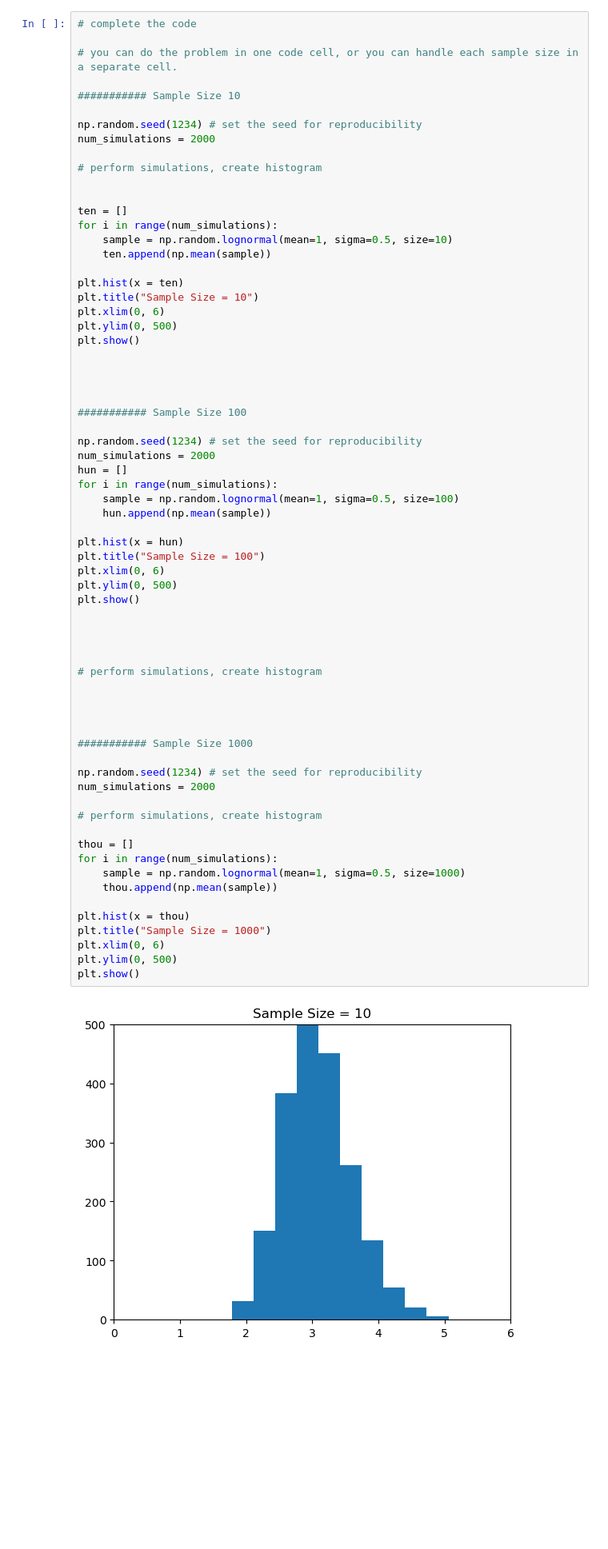
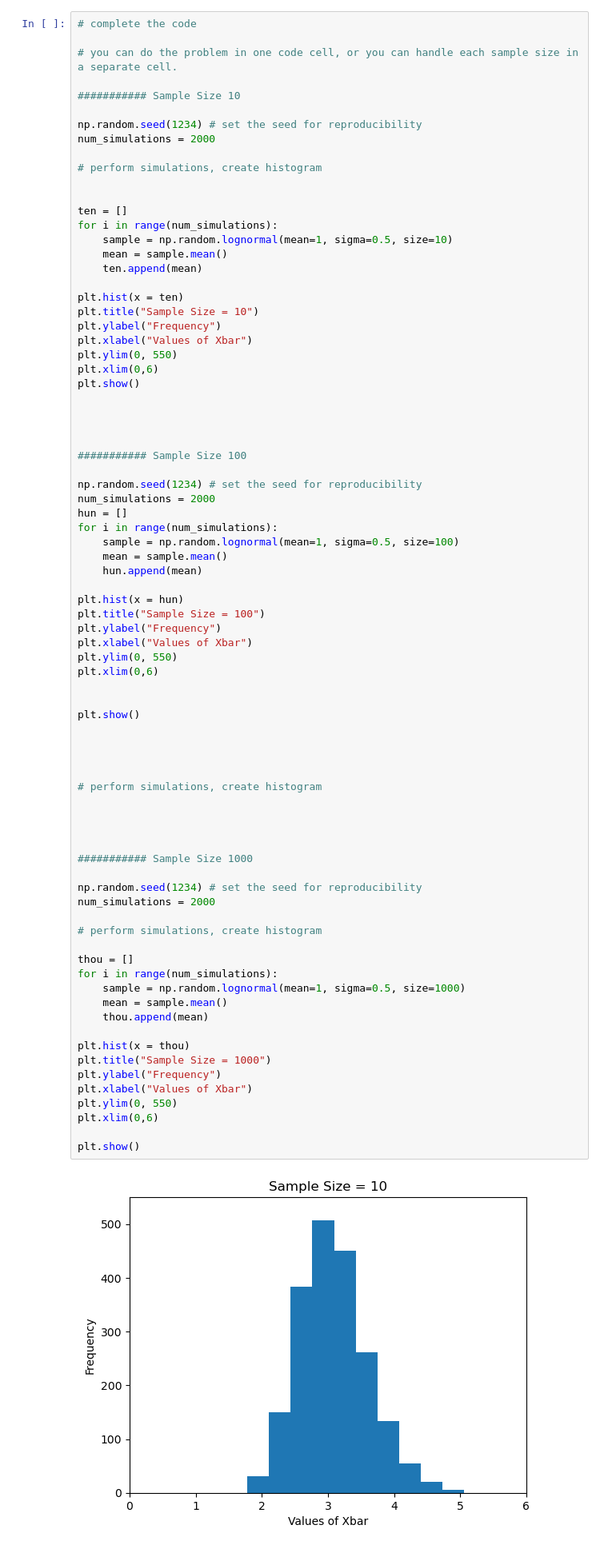
Before and after one commit to Victoria-Yan/datasci151spring2026, a Jupyter notebook: _assignments/assignment_5/Assignment5 copy.ipynb, the cells around one changed output. Shown at 80% size. Saved outputs shown, nothing was run; the diff lists cells and outputs as text; blank space fills up the shorter version.

```diff
--- a/_assignments/assignment_5/Assignment5 copy.ipynb
+++ b/_assignments/assignment_5/Assignment5 copy.ipynb
@@ -63,12 +63,15 @@ num_simulations = 2000
 ten = []
 for i in range(num_simulations):
     sample = np.random.lognormal(mean=1, sigma=0.5, size=10)
-    ten.append(np.mean(sample))
+    mean = sample.mean()
+    ten.append(mean)
 
 plt.hist(x = ten)
 plt.title("Sample Size = 10")
-plt.xlim(0, 6)
-plt.ylim(0, 500)
+plt.ylabel("Frequency")
+plt.xlabel("Values of Xbar")
+plt.ylim(0, 550)
+plt.xlim(0,6)
 plt.show()
 
 
@@ -81,38 +84,47 @@ num_simulations = 2000
 hun = []
 for i in range(num_simulations):
     sample = np.random.lognormal(mean=1, sigma=0.5, size=100)
-    hun.append(np.mean(sample))
+    mean = sample.mean()
+    hun.append(mean)
 
 plt.hist(x = hun)
 plt.title("Sample Size = 100")
-plt.xlim(0, 6)
-plt.ylim(0, 500)
+plt.ylabel("Frequency")
+plt.xlabel("Values of Xbar")
+plt.ylim(0, 550)
+plt.xlim(0,6)
+
+
 plt.show()
 
 
 
 
 # perform simulations, create histogram
 
 
 
 
 ########### Sample Size 1000
 
 np.random.seed(1234) # set the seed for reproducibility
 num_simulations = 2000
 
 # perform simulations, create histogram
 
 thou = []
 for i in range(num_simulations):
     sample = np.random.lognormal(mean=1, sigma=0.5, size=1000)
-    thou.append(np.mean(sample))
+    mean = sample.mean()
+    thou.append(mean)
 
 plt.hist(x = thou)
 plt.title("Sample Size = 1000")
-plt.xlim(0, 6)
-plt.ylim(0, 500)
+plt.ylabel("Frequency")
+plt.xlabel("Values of Xbar")
+plt.ylim(0, 550)
+plt.xlim(0,6)
+
 plt.show()
 # %% [output]
-[figure, old version]
+[figure, new version]
```
Also changed, not shown: parts of 10 cells of this notebook.
